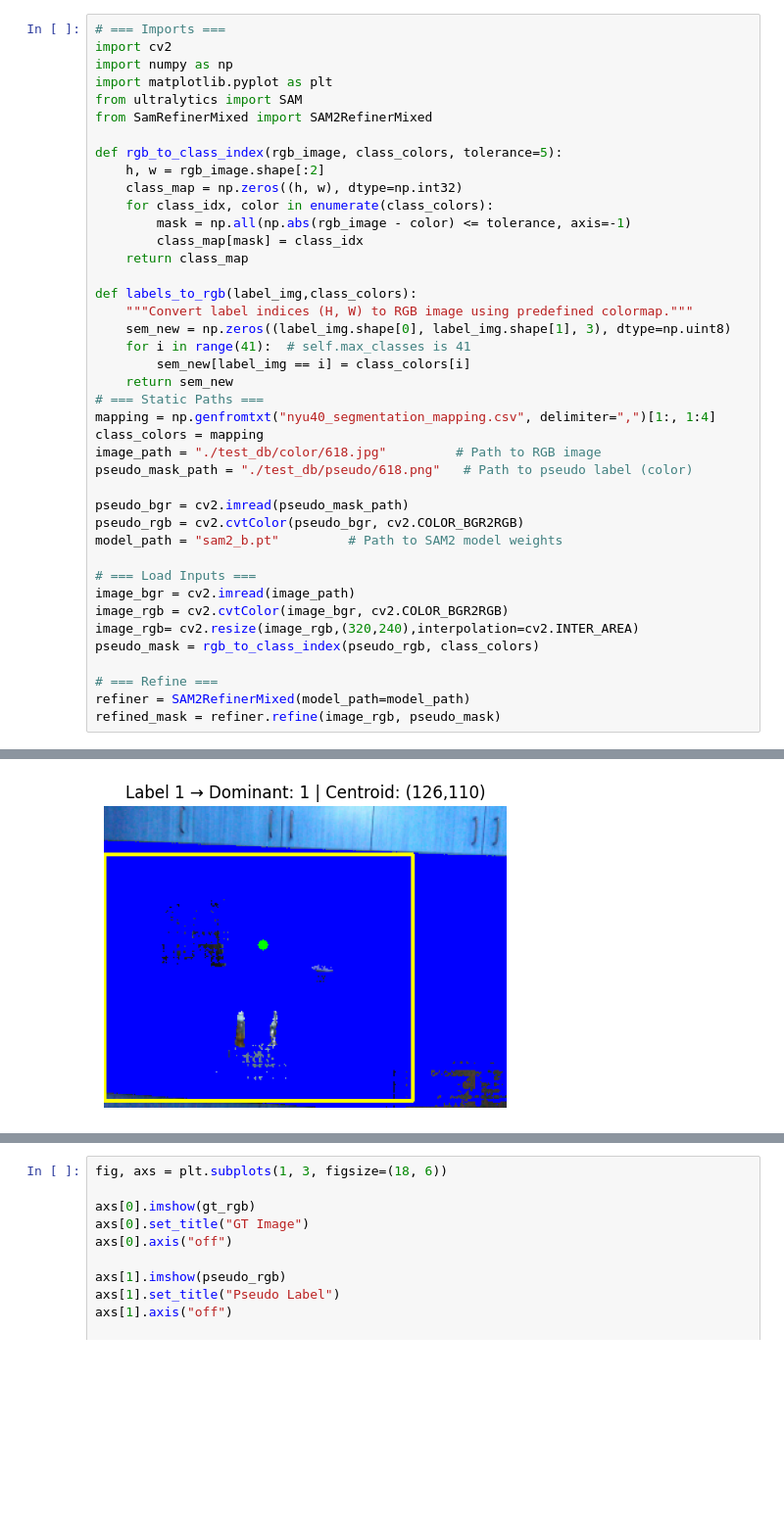
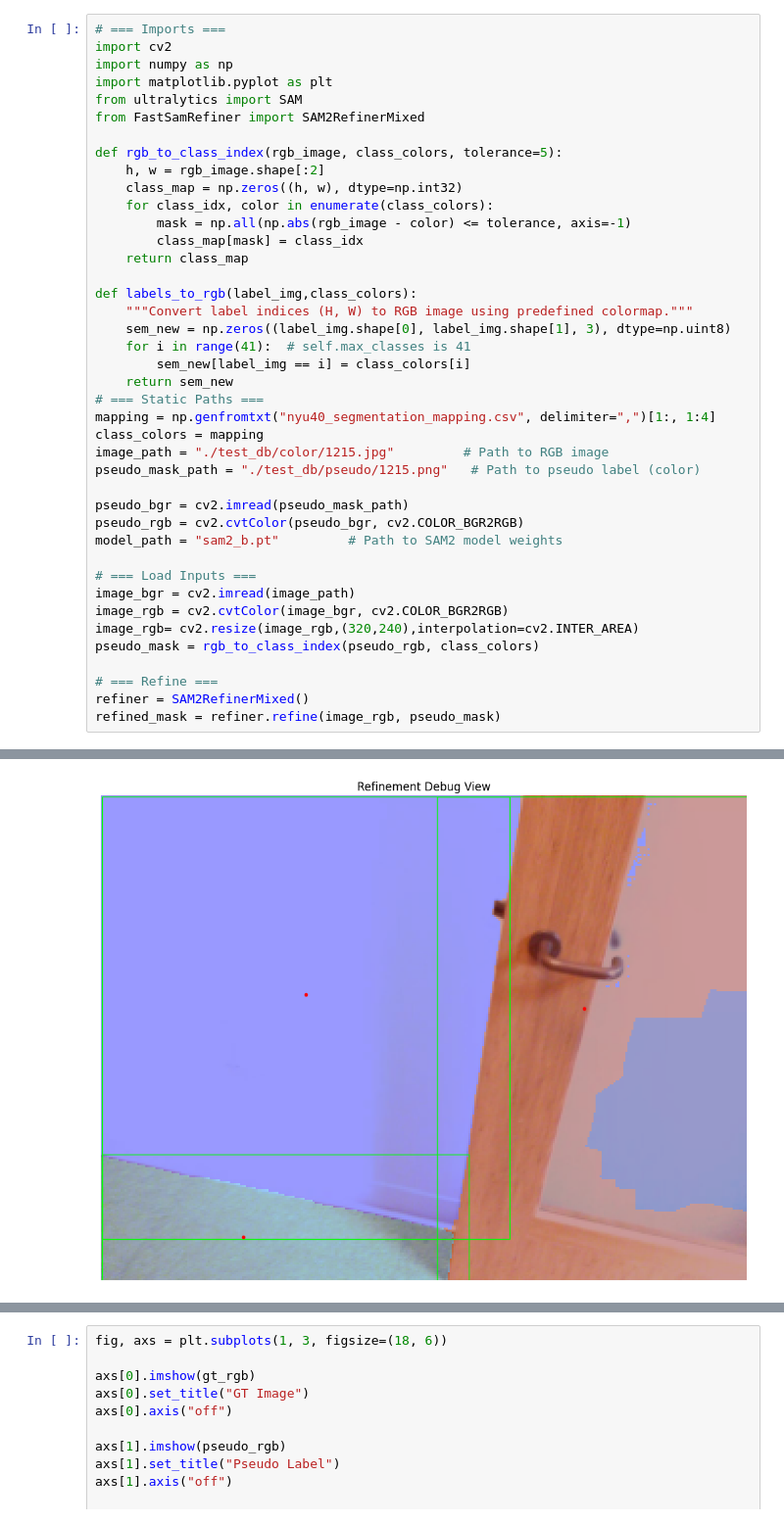
Before and after one commit to aislabunimi/domain.adaptation.3D, a Jupyter notebook: SamRefinement/main.ipynb, the cells around one changed output, grey strips where cells are left out. Shown: that part at 98% size. Saved outputs shown, nothing was run; the diff lists cells and outputs as text; blank space fills up the shorter version.

Commit message:
SamRefinerFast

```diff
--- a/SamRefinement/main.ipynb
+++ b/SamRefinement/main.ipynb
@@ -4,7 +4,7 @@ import cv2
 import numpy as np
 import matplotlib.pyplot as plt
 from ultralytics import SAM
-from SamRefinerMixed import SAM2RefinerMixed
+from FastSamRefiner import SAM2RefinerMixed
 
 def rgb_to_class_index(rgb_image, class_colors, tolerance=5):
     h, w = rgb_image.shape[:2]
@@ -23,8 +23,8 @@ def labels_to_rgb(label_img,class_colors):
 # === Static Paths ===
 mapping = np.genfromtxt("nyu40_segmentation_mapping.csv", delimiter=",")[1:, 1:4]
 class_colors = mapping
-image_path = "./test_db/color/618.jpg"         # Path to RGB image
-pseudo_mask_path = "./test_db/pseudo/618.png"   # Path to pseudo label (color)
+image_path = "./test_db/color/1215.jpg"         # Path to RGB image
+pseudo_mask_path = "./test_db/pseudo/1215.png"   # Path to pseudo label (color)
 
 pseudo_bgr = cv2.imread(pseudo_mask_path)
 pseudo_rgb = cv2.cvtColor(pseudo_bgr, cv2.COLOR_BGR2RGB)
@@ -37,6 +37,6 @@ image_rgb= cv2.resize(image_rgb,(320,240),interpolation=cv2.INTER_AREA)
 pseudo_mask = rgb_to_class_index(pseudo_rgb, class_colors)
 
 # === Refine ===
-refiner = SAM2RefinerMixed(model_path=model_path)
+refiner = SAM2RefinerMixed()
 refined_mask = refiner.refine(image_rgb, pseudo_mask)
 # %% [output]
@@ -50 +45 @@ Results saved to d:\PROJECTS\basket_test\runs\segment\predict34
-[figure, old version]
+[figure, new version]
```
Also changed, not shown: parts of 4 cells of this notebook, 2 other files.
